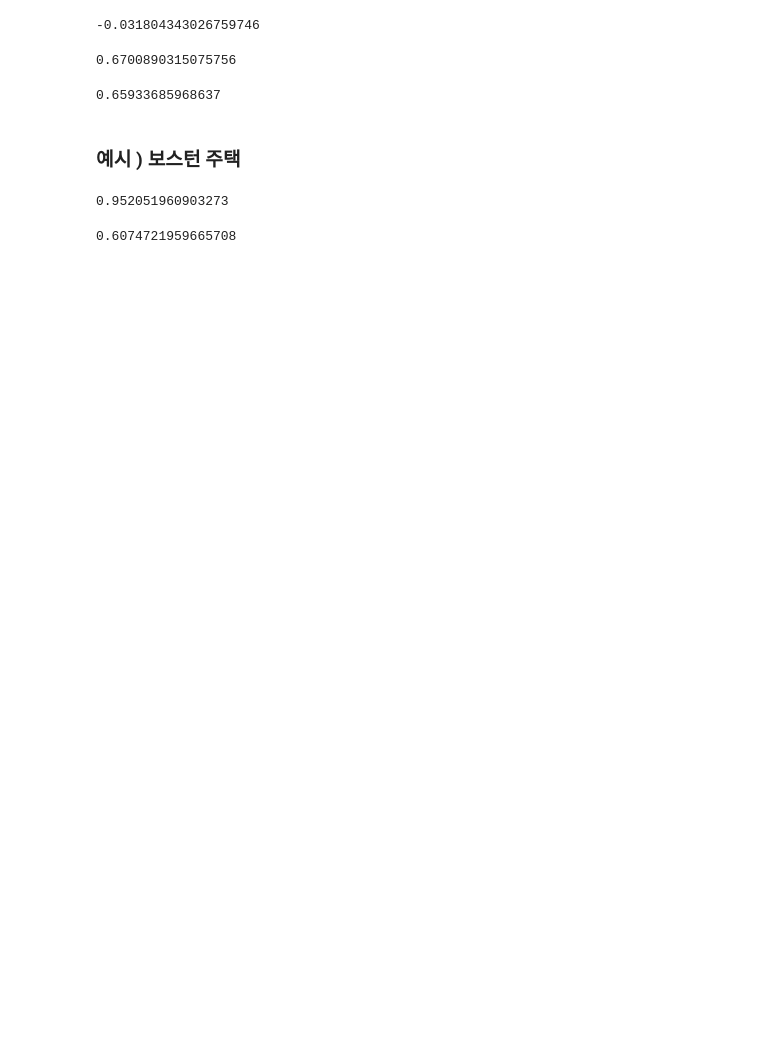
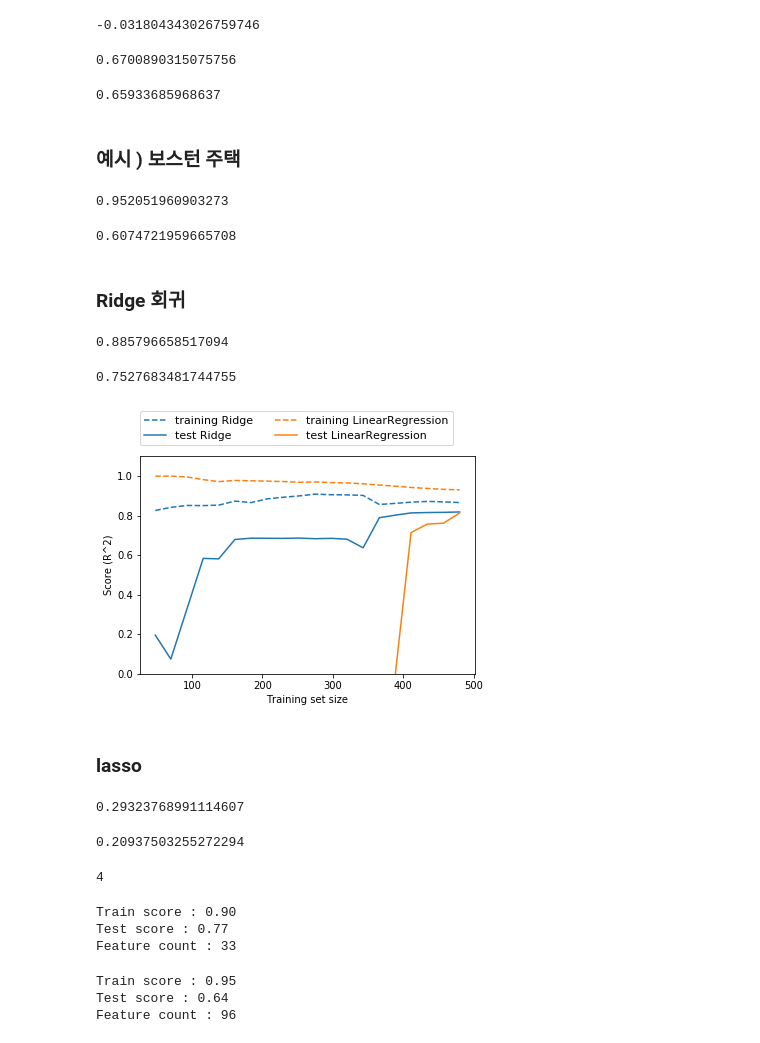
Before and after one commit to InbeomHa/python2020, a Jupyter notebook: Textbook.ipynb, the cells around one changed output. Cells and saved outputs as stored; diff of their text form; code cells hidden in the pictures; blank space fills up the shorter version.

```diff
--- a/Textbook.ipynb
+++ b/Textbook.ipynb
@@ -462,3 +462,5 @@ lr.score(X_train, y_train)
 lr.score(X_test, y_test)
 # %% [output]
 0.6074721959665708
+# %% [markdown]
+### Ridge 회귀
@@ -464,0 +471,15 @@ lr.score(X_test, y_test)
+# %%
+ridge.score(X_train, y_train)
+# %% [output]
+0.885796658517094
+# %%
+ridge.score(X_test, y_test)
+# %% [output]
+0.7527683481744755
+# %%
+# 데이터셋 크기에 대한 학습곡선
+mglearn.plots.plot_ridge_n_samples()
+# %% [output]
+[figure, added]
+# %% [markdown]
+### lasso
@@ -464,0 +490,34 @@ lr.score(X_test, y_test)
+# %%
+lasso.score(X_train, y_train)
+# %% [output]
+0.29323768991114607
+# %%
+lasso.score(X_test, y_test)
+# %% [output]
+0.20937503255272294
+# %%
+np.sum(lasso.coef_ != 0)
+# %% [output]
+4
+# %%
+# "max_iter" 기본 값을 증가시키지 않으면 max_iter 값을 증가하라는 경고가 발생함
+
+lasso001 = Lasso(alpha=0.01, max_iter=100000).fit(X_train, y_train)
+print("Train score : {:.2f}".format(lasso001.score(X_train, y_train)))
+print("Test score : {:.2f}".format(lasso001.score(X_test,y_test)))
+print("Feature count :",np.sum(lasso001.coef_ != 0))
+# %% [output]
+Train score : 0.90
+Test score : 0.77
+Feature count : 33
+# %%
+# alpha를 줄여버리니 과대 적합이 되어버렸다
+
+lasso001 = Lasso(alpha=0.0001, max_iter=100000).fit(X_train, y_train)
+print("Train score : {:.2f}".format(lasso001.score(X_train, y_train)))
+print("Test score : {:.2f}".format(lasso001.score(X_test,y_test)))
+print("Feature count :",np.sum(lasso001.coef_ != 0))
+# %% [output]
+Train score : 0.95
+Test score : 0.64
+Feature count : 96
```
Also changed, not shown: parts of 12 cells of this notebook.
